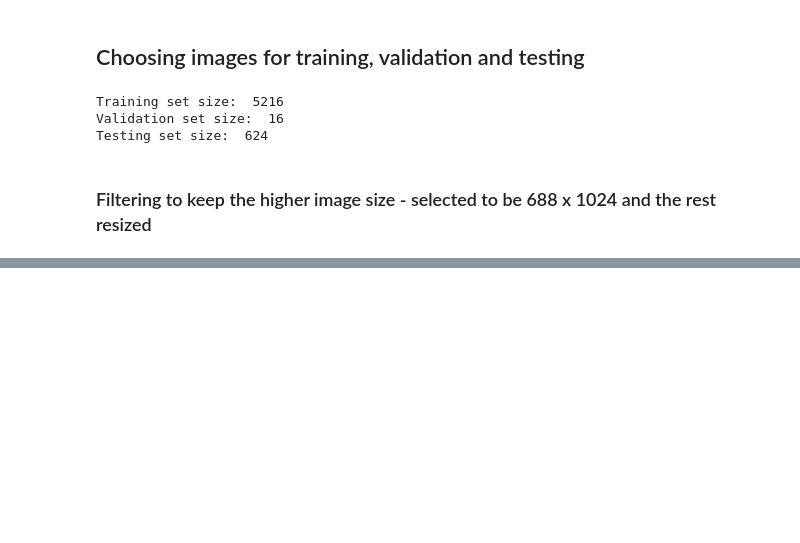
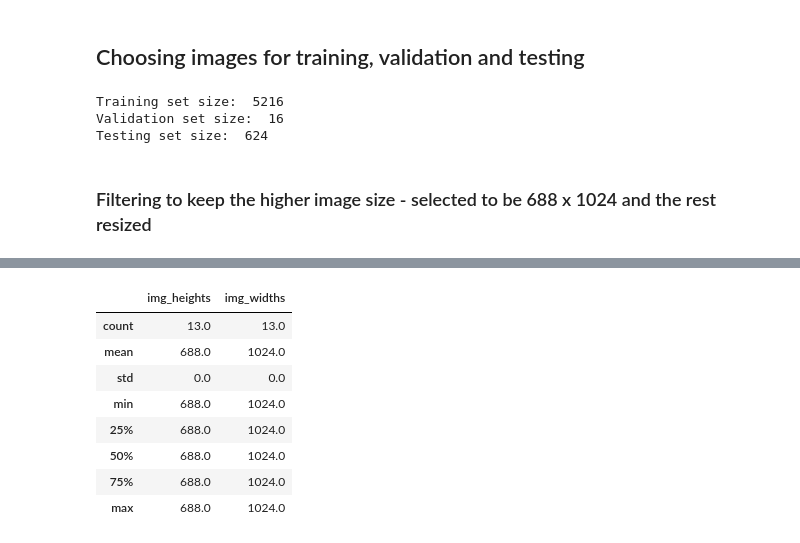
Before and after one commit to khyatimahajan/ml_project_fall_2019, a Jupyter notebook: Step 1 - reading data.ipynb, the cells around one changed output, grey strips where cells are left out. Cells and saved outputs as stored; diff of their text form; code cells hidden in the pictures; blank space fills up the shorter version.

```diff
--- a/Step 1 - reading data.ipynb
+++ b/Step 1 - reading data.ipynb
@@ -263,0 +278,5 @@ Testing set size:  624
+# %%
+val_selected_indices = []
+for i in range(len(val_images)):
+    if val_images[i].shape[0] >= 688 and val_images[i].shape[1] >= 1024:
+        val_selected_indices.append(i)
@@ -263,0 +359,22 @@ Testing set size:  624
+# %%
+# image sizes
+val_image_heights = []
+val_image_widths = []
+for image in val_images_selected:
+    val_image_heights.append(image.shape[0])
+    val_image_widths.append(image.shape[1])
+
+val_image_size_info = {'img_heights': val_image_heights, 'img_widths': val_image_widths}
+val_image_size_info = pd.DataFrame(val_image_size_info)
+
+val_image_size_info.describe()
+# %% [output]
+|  | img_heights | img_widths |
+| count | 13.0 | 13.0 |
+| mean | 688.0 | 1024.0 |
+| std | 0.0 | 0.0 |
+| min | 688.0 | 1024.0 |
+| 25% | 688.0 | 1024.0 |
+| 50% | 688.0 | 1024.0 |
+| 75% | 688.0 | 1024.0 |
+| max | 688.0 | 1024.0 |
```
Also changed, not shown: parts of 20 cells of this notebook.
